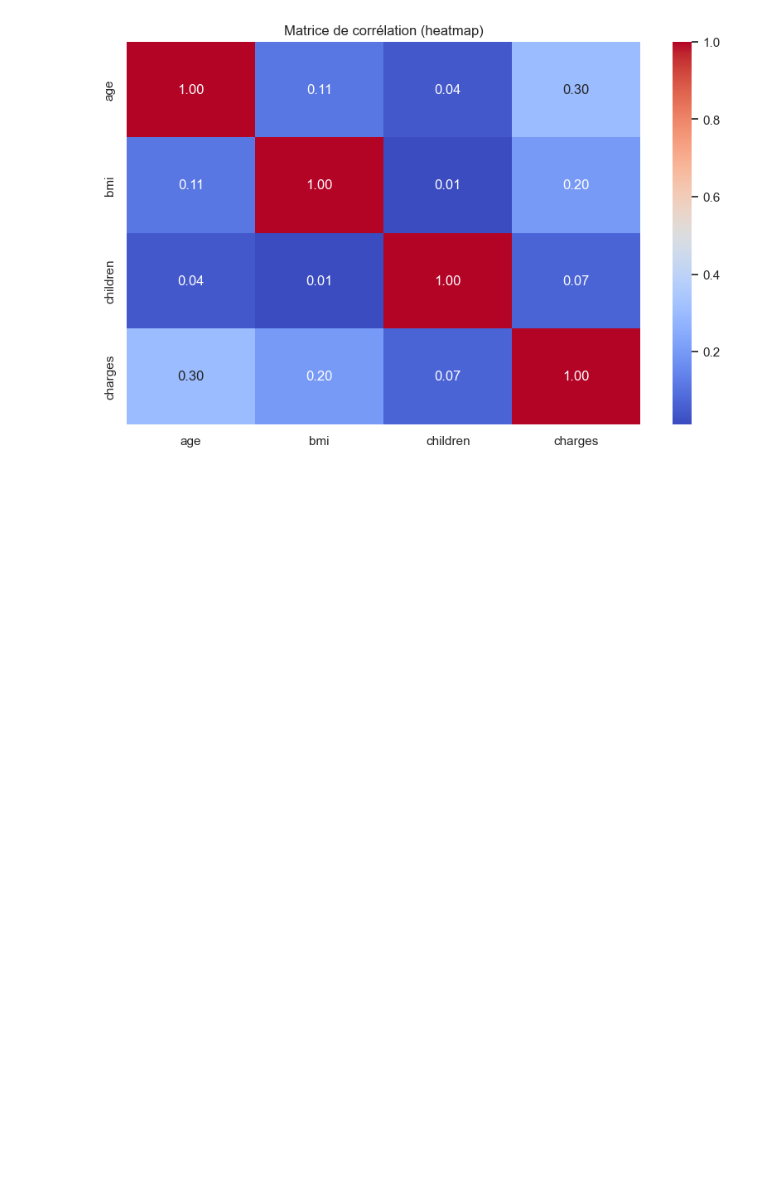
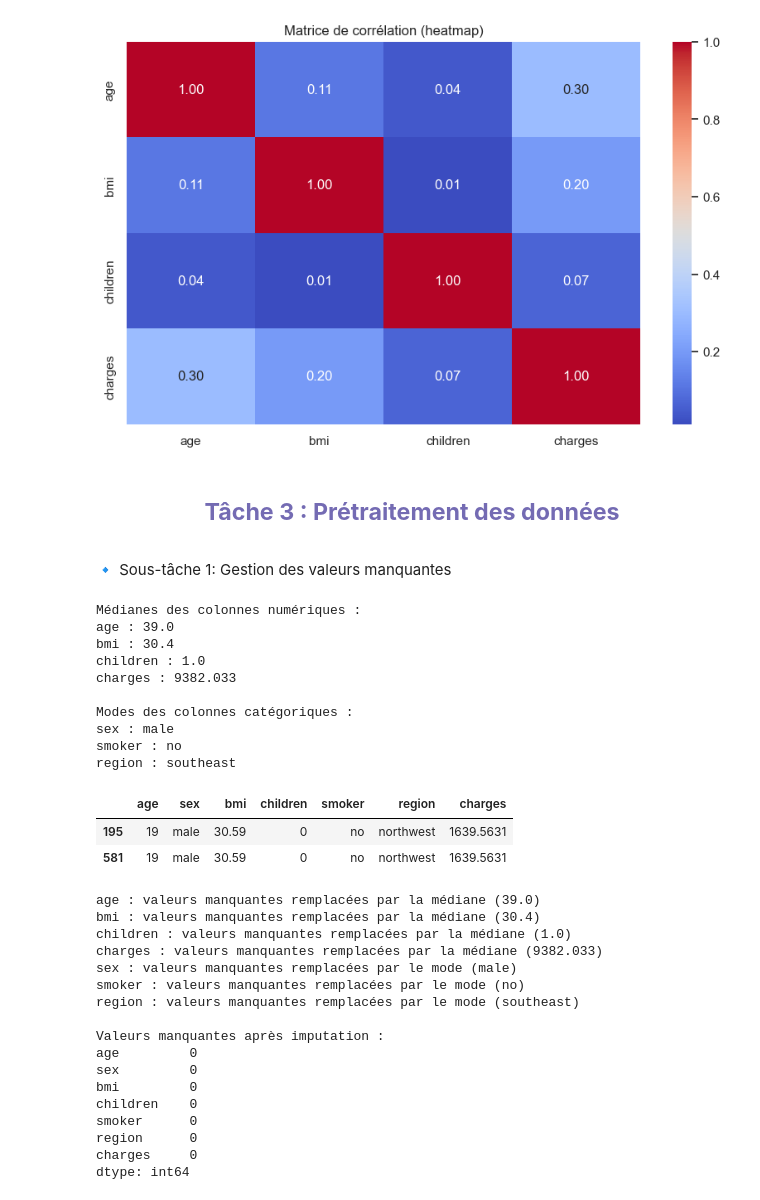
Before and after one commit to BouizmouneSalma/PCDM, a Jupyter notebook: Pcdm.ipynb, the cells around one changed output. Saved outputs shown, nothing was run; the diff lists cells and outputs as text; code cells hidden in the pictures; blank space fills up the shorter version.

```diff
--- a/Pcdm.ipynb
+++ b/Pcdm.ipynb
@@ -168,3 +168,74 @@ plt.title("Matrice de corrélation (heatmap)")
 plt.show()
 # %% [output]
 [figure]
+# %% [markdown]
+<center>
+<H2><span style="text-align: center; font-weight: bold; color: #746bb3ff;">Tâche 3 : Prétraitement des données</span></H2>
+</center>
+# %% [markdown]
+🔹 Sous-tâche 1: Gestion des valeurs manquantes
+# %%
+
+cat = df.select_dtypes(include=["object", "category"]).columns
+
+# Calcul de la médiane pour les colonnes numériques
+print("Médianes des colonnes numériques :")
+for col in numeric_cols:
+    median = df[col].median()
+    print(f"{col} : {median}")
+
+# Calcul du mode pour les colonnes catégoriques
+print("\nModes des colonnes catégoriques :")
+for col in cat:
+    mode = df[col].mode()[0]
+    print(f"{col} : {mode}")
+
+display(df[df.duplicated(keep=False)].head(5))
+
+
+# Remplacer les valeurs manquantes par la médiane
+for col in numeric_cols:
+    median_value = df[col].median()
+    df[col].fillna(median_value, inplace=True)
+    print(f"{col} : valeurs manquantes remplacées par la médiane ({median_value})")
+
+
+# Remplacer les valeurs manquantes par le mode
+for col in cat:
+    mode_value = df[col].mode()[0]
+    df[col].fillna(mode_value, inplace=True)
+    print(f"{col} : valeurs manquantes remplacées par le mode ({mode_value})")
+
+print("\nValeurs manquantes après imputation :")
+print(df.isnull().sum())
+# %% [output]
+Médianes des colonnes numériques :
+age : 39.0
+bmi : 30.4
+children : 1.0
+charges : 9382.033
+
+Modes des colonnes catégoriques :
+sex : male
+smoker : no
+region : southeast
+|  | age | sex | bmi | children | smoker | region | charges |
+| 195 | 19 | male | 30.59 | 0 | no | northwest | 1639.5631 |
+| 581 | 19 | male | 30.59 | 0 | no | northwest | 1639.5631 |
+age : valeurs manquantes remplacées par la médiane (39.0)
+bmi : valeurs manquantes remplacées par la médiane (30.4)
+children : valeurs manquantes remplacées par la médiane (1.0)
+charges : valeurs manquantes remplacées par la médiane (9382.033)
+sex : valeurs manquantes remplacées par le mode (male)
+smoker : valeurs manquantes remplacées par le mode (no)
+region : valeurs manquantes remplacées par le mode (southeast)
+
+Valeurs manquantes après imputation :
+age         0
+sex         0
+bmi         0
+children    0
+smoker      0
+region      0
+charges     0
+dtype: int64
```
Also changed, not shown: parts of 7 cells of this notebook.
